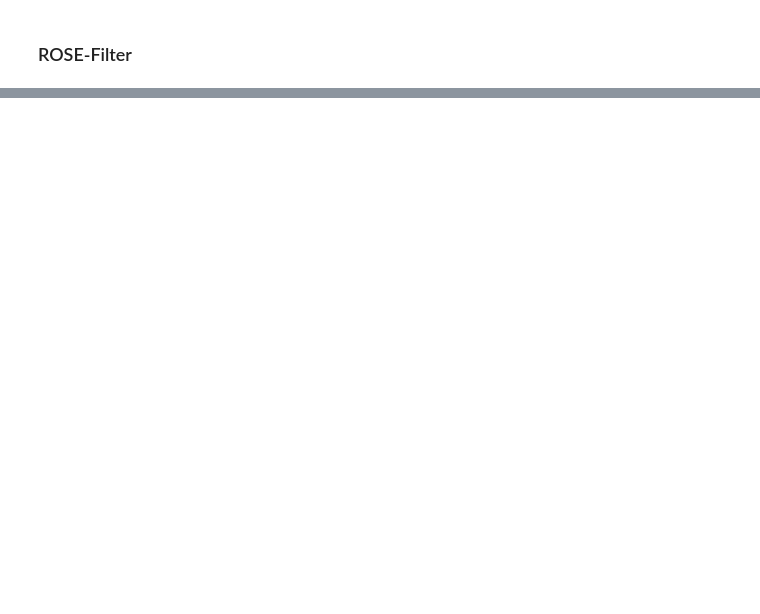
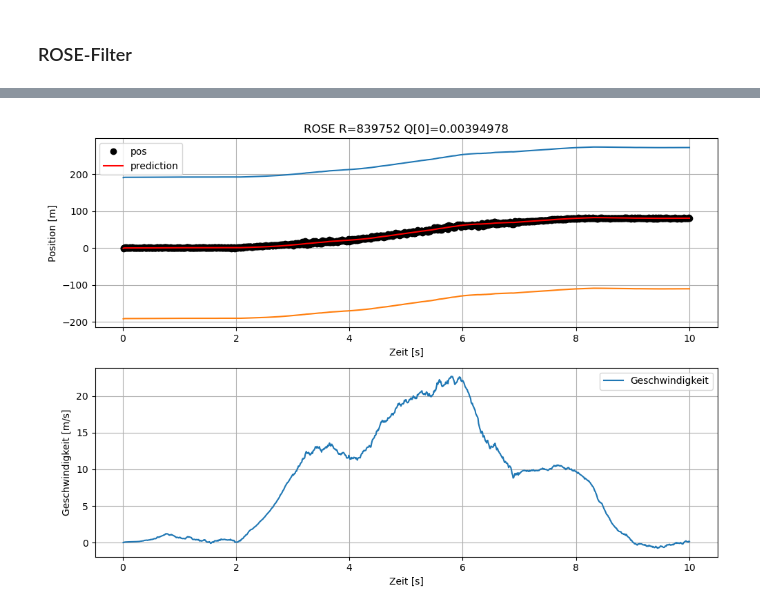
Before and after one commit to rumexcrisp/aim_datafusion, a Jupyter notebook: lab_4.ipynb, the cells around one changed output, grey strips where cells are left out. Saved outputs shown, nothing was run; the diff lists cells and outputs as text; code cells hidden in the pictures; blank space fills up the shorter version.

Commit message:
finish rose

```diff
--- a/lab_4.ipynb
+++ b/lab_4.ipynb
@@ -229,9 +231,9 @@ print(M)
 # %%
 for i, y_i in enumerate(y):
-    x1 = H @ x1 + K0 @ y_i
-    yr[i] = x1[0]
+    x1 = H @ x1 + K0 * y_i
+    yr[i] = x1[0][0]
 
-    R = Gamma * Alpha_R * [y_i - x1[0]] * [y_i - x1[0]].T + (1 - Alpha_R) * R
+    R = Gamma * Alpha_R * (y[0] - x1[0]) @ (y[0] - x1[0]).T + (1 - Alpha_R) * R
 
     # -----------------------------------------------
     # Calculate Matrix M
@@ -242,9 +244,10 @@ for i, y_i in enumerate(y):
     # -----------------------------------------------
     # Calculate P_dach
     # -----------------------------------------------
-    Q[i] = Q
+    Q[i] = R/100
     Q_min if Q[i] < Q_min else Q[i]
     Q_max if Q[i] > Q_max else Q[i]
+
     P_dach = Ad @ P_tilde @ Ad.T + GG * Q[i]
 
     # -----------------------------------------------
@@ -263,7 +266,7 @@ for i, y_i in enumerate(y):
     P_tilde = (np.eye(Bd.size) - K * C) @ P_dach
 
     x_dach = Ad @ x_tilde + Bd * u[i]
-    P_dach = Ad @ P_tilde @ Ad.T + (Gd * Q) @ Gd.T
+    P_dach = Ad @ P_tilde @ Ad.T + (Gd * Q[i]) @ Gd.T
 
     s[i], v[i] = x_tilde
 
@@ -272,26 +275,47 @@ for i, y_i in enumerate(y):
     P_tilde2 = P_tilde[1][0]
     P_tilde3 = P_tilde[1][1]
 # %%
-plt.figure(figsize=(7, 10))
-plt.subplot(3, 1, 1)
-plt.title(f"Kalman {R=:g} {Q[0]=:g}")
+plt.figure(figsize=(10, 7))
+plt.subplot(2, 1, 1)
+plt.title(f"ROSE {R=:g} {Q[0]=:g}")
 plt.xlabel("Zeit")
 plt.grid(True)
 plt.plot(t, y, "ko", label="pos")
 plt.plot(t, s, "r-", label="prediction")
-# plt.plot(t, s + 5 * np.sqrt(P_tilde0), "-")
-# plt.plot(t, s - 5 * np.sqrt(P_tilde0), "-")
+plt.plot(t, s + np.sqrt(P_tilde0), "-")
+plt.plot(t, s - np.sqrt(P_tilde0), "-")
 plt.xlabel("Zeit [s]")
 plt.ylabel("Position [m]")
 plt.legend()
 
-plt.subplot(3, 1, 2)
+plt.subplot(2, 1, 2)
 plt.plot(t, v, "-", label="Geschwindigkeit")
-plt.plot(t, v + 5 * np.sqrt(P_tilde3), "-")
-plt.plot(t, v - 5 * np.sqrt(P_tilde3), "-")
+# plt.plot(t, v + 3 * np.sqrt(P_tilde3), "-")
+# plt.plot(t, v - 3 * np.sqrt(P_tilde3), "-")
 plt.xlabel("Zeit [s]")
 plt.ylabel("Geschwindigkeit [m/s]")
 plt.grid(True)
 plt.legend()
+
+# plt.subplot(4, 1, 3)
+# plt.plot(t, R1, "-", label="Geschwindigkeit")
+# # plt.plot(t, v + 3 * np.sqrt(P_tilde3), "-")
+# # plt.plot(t, v - 3 * np.sqrt(P_tilde3), "-")
+# plt.xlabel("Zeit [s]")
+# plt.ylabel("Geschwindigkeit [m/s]")
+# plt.grid(True)
+# plt.legend()
+
+# plt.subplot(4, 1, 3)
+# plt.plot(t, Q, "-", label="Q")
+# # plt.plot(t, v + 3 * np.sqrt(P_tilde3), "-")
+# # plt.plot(t, v - 3 * np.sqrt(P_tilde3), "-")
+# plt.xlabel("Zeit [s]")
+# plt.ylabel("Q")
+# plt.grid(True)
+# plt.legend()
+
 plt.tight_layout()
 plt.show()
+# %% [output]
+[figure, added]
```
Also changed, not shown: parts of 5 cells of this notebook.
